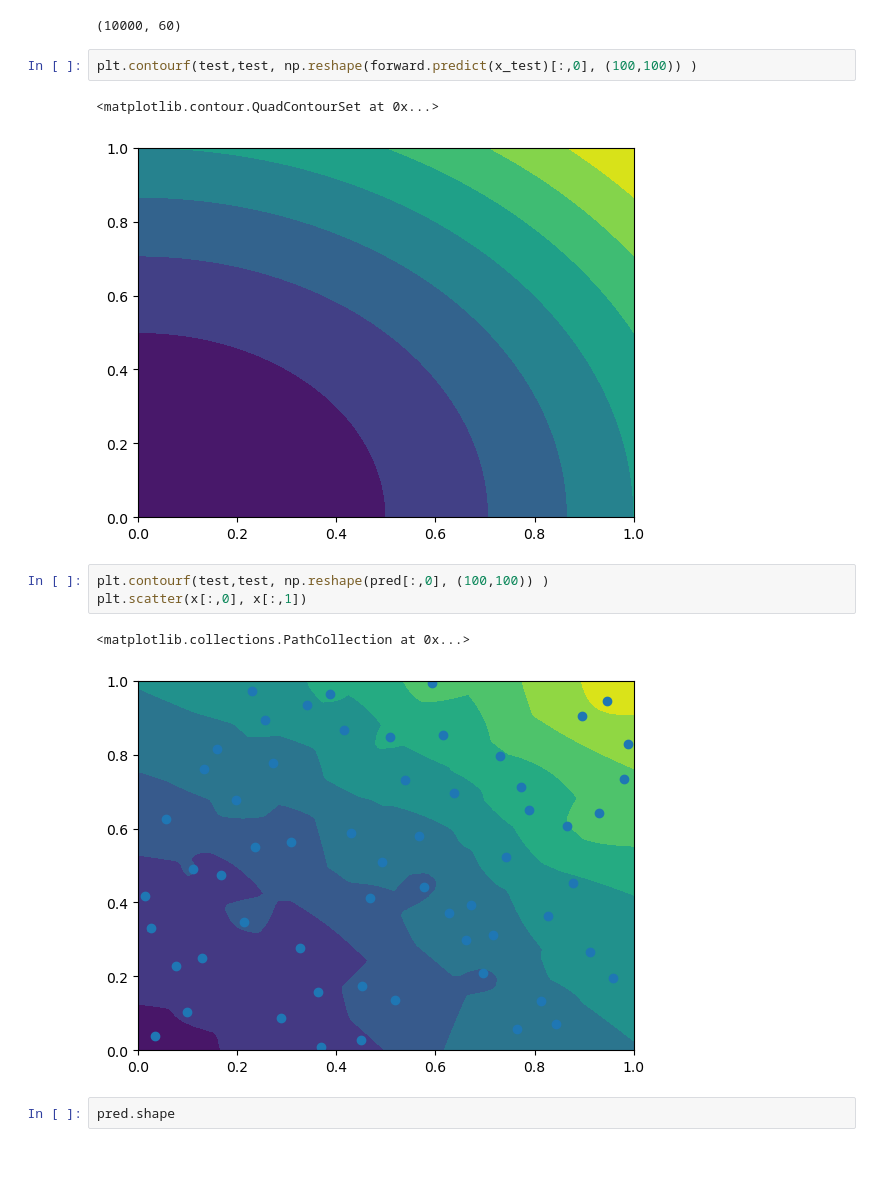
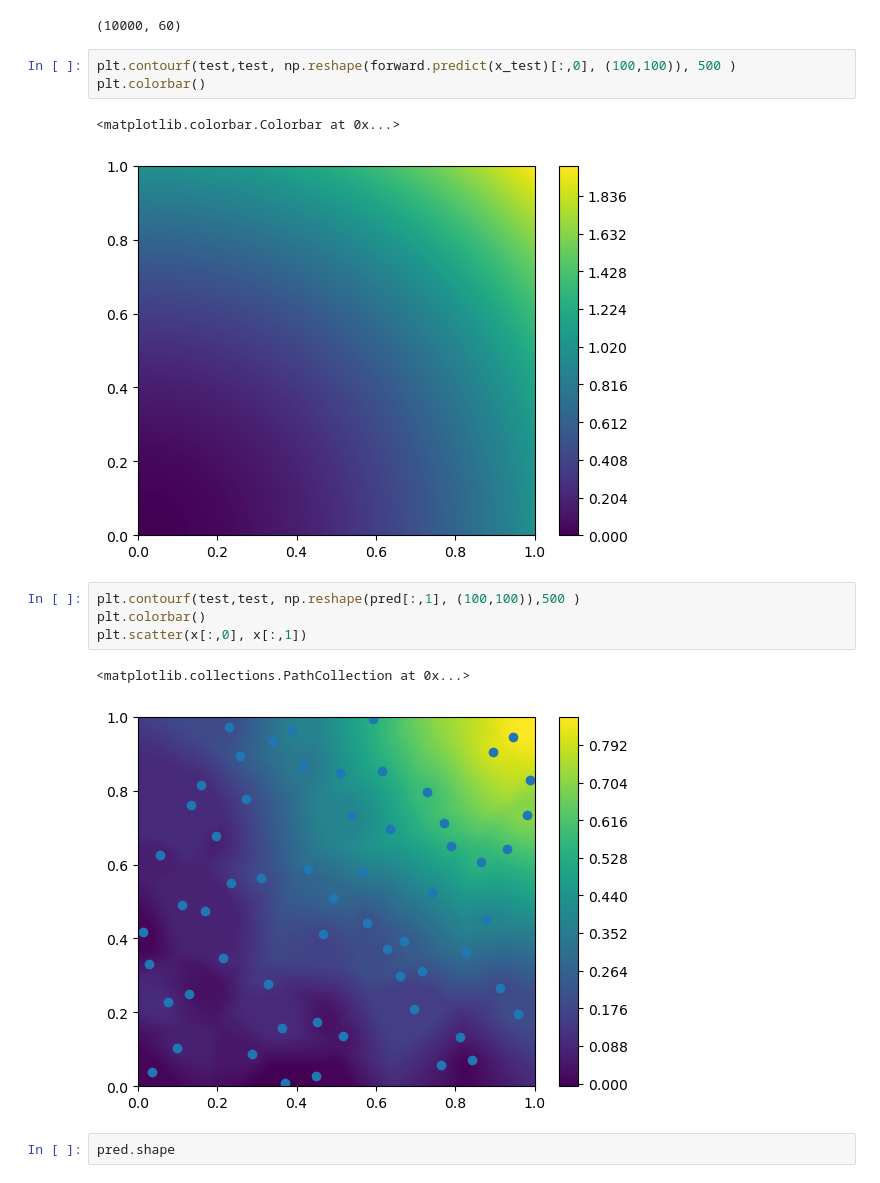
Before and after one commit to ppp0l/TU-thesis, a Jupyter notebook: code/notebooks/test_lipschitz.ipynb, the cells around one changed output. Saved outputs shown, nothing was run; the diff lists cells and outputs as text.

```diff
--- a/code/notebooks/test_lipschitz.ipynb
+++ b/code/notebooks/test_lipschitz.ipynb
@@ -54,16 +53,18 @@ pred, low_bd, up_bd = lips.predict(x_test, return_bds=True)
 # %% [output]
 (10000, 60)
 # %%
-plt.contourf(test,test, np.reshape(forward.predict(x_test)[:,0], (100,100)) )
+plt.contourf(test,test, np.reshape(forward.predict(x_test)[:,0], (100,100)), 500 )
+plt.colorbar()
 # %% [output]
-<matplotlib.contour.QuadContourSet at 0x...>
+<matplotlib.colorbar.Colorbar at 0x...>
-[figure, old version]
+[figure, new version]
 # %%
-plt.contourf(test,test, np.reshape(pred[:,0], (100,100)) )
+plt.contourf(test,test, np.reshape(pred[:,1], (100,100)),500 )
+plt.colorbar()
 plt.scatter(x[:,0], x[:,1])
 # %% [output]
 <matplotlib.collections.PathCollection at 0x...>
-[figure, old version]
+[figure, new version]
 # %%
 pred.shape
 # %% [output]
```
Also changed, not shown: parts of 16 cells of this notebook, 2 other files.
